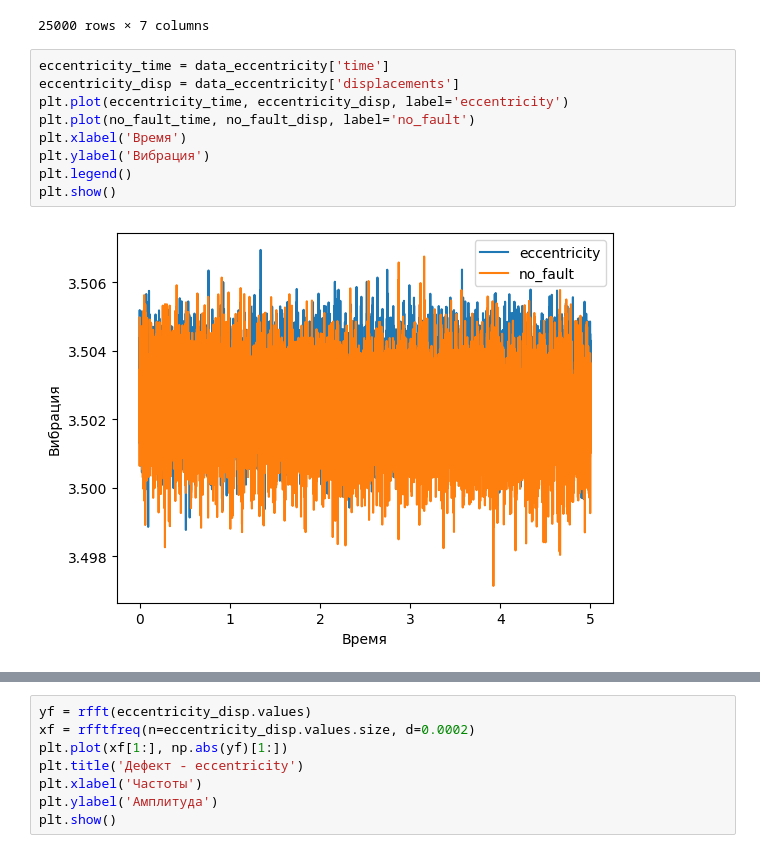
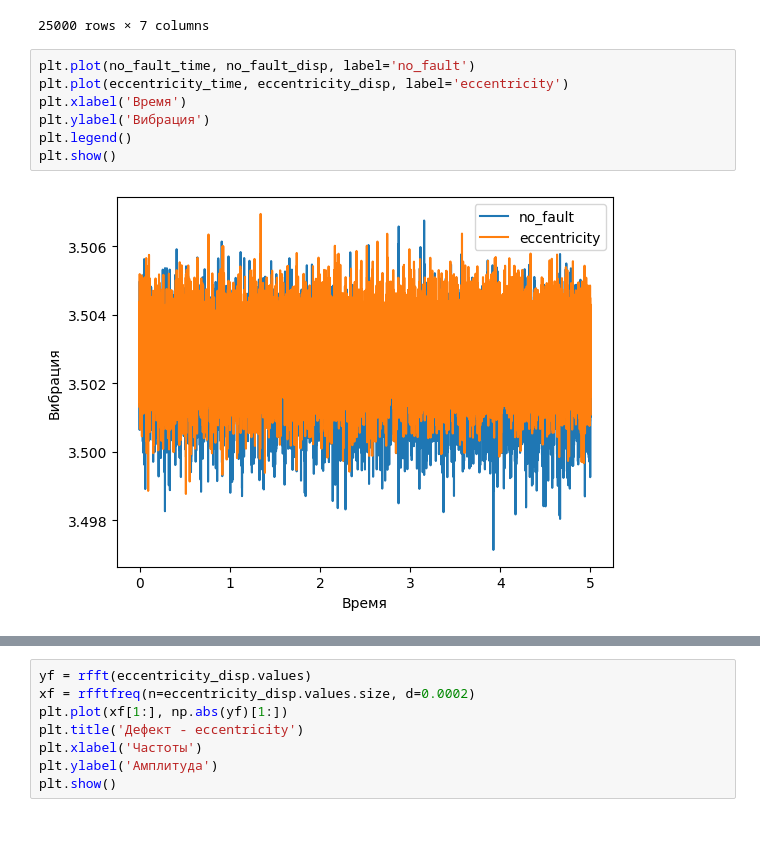
Before and after one commit to ShuvalovDR/Gears, a Jupyter notebook: Gears.ipynb, the cells around one changed output, grey strips where cells are left out. Cells and saved outputs as stored; diff of their text form.

```diff
--- a/Gears.ipynb
+++ b/Gears.ipynb
@@ -424,13 +503,11 @@ data_tooth_chipped_fault
 | 24999 | 4.9998 | 2.518373 | 2.426718 | 3.497308 | 8.332031 | 0 | ... |
 25000 rows × 7 columns
 # %%
-eccentricity_time = data_eccentricity['time']
-eccentricity_disp = data_eccentricity['displacements']
+plt.plot(no_fault_time, no_fault_disp, label='no_fault')
 plt.plot(eccentricity_time, eccentricity_disp, label='eccentricity')
-plt.plot(no_fault_time, no_fault_disp, label='no_fault')
 plt.xlabel('Время')
 plt.ylabel('Вибрация')
 plt.legend()
 plt.show()
 # %% [output]
-[figure, old version]
+[figure, new version]
```
Also changed, not shown: parts of 61 cells of this notebook.
